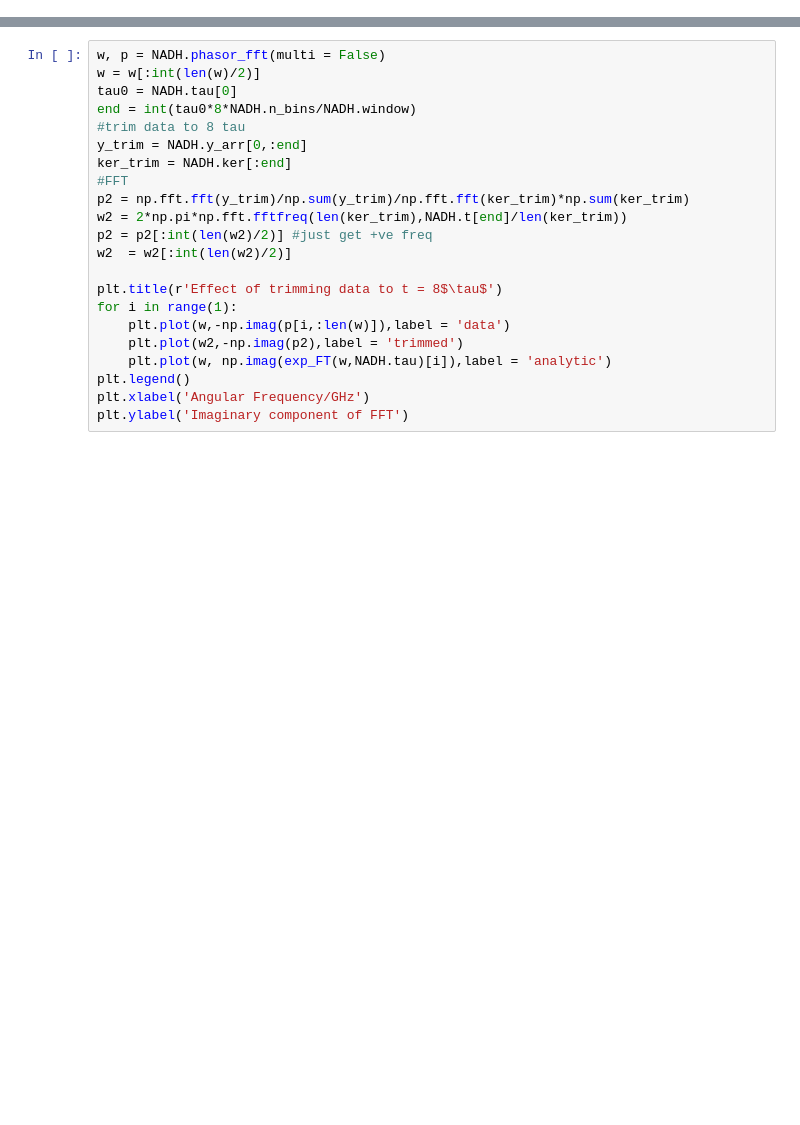
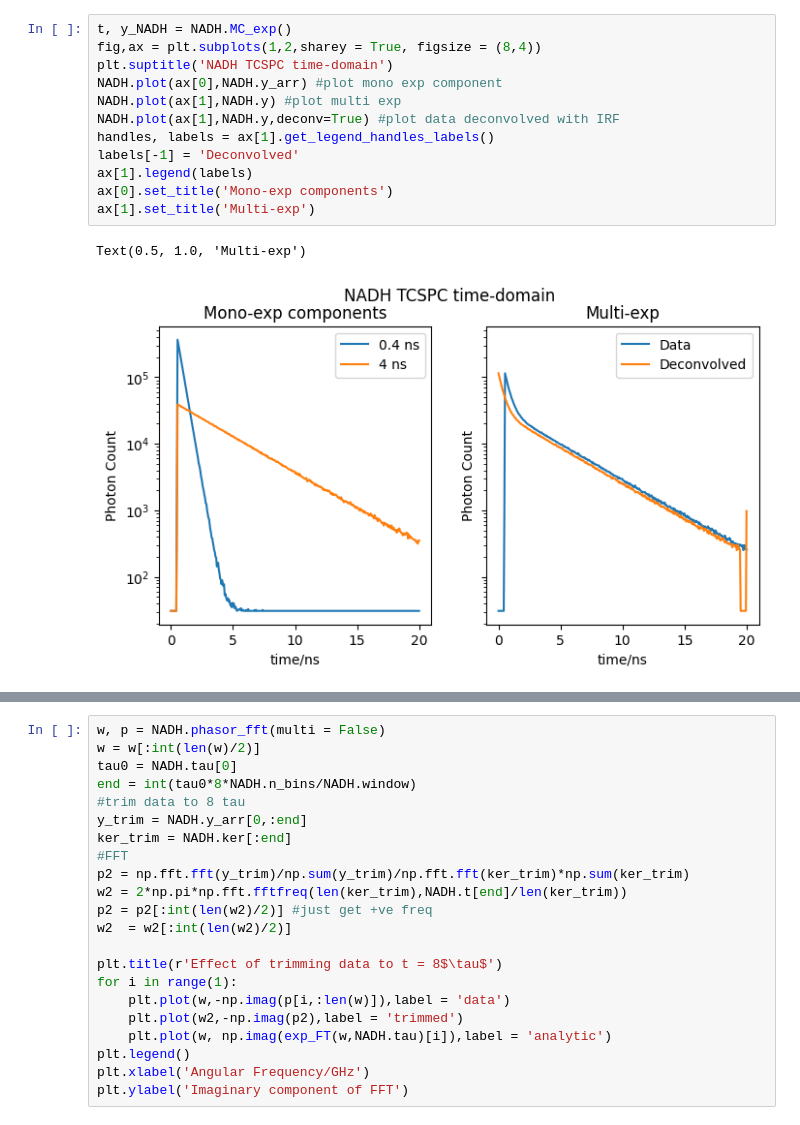
Before and after one commit to ngcnpeter/Y3_Group_Project_2B, a Jupyter notebook: TCSPC-simulation/interim_report.ipynb, the cells around one changed output, grey strips where cells are left out. Drawn from its saved outputs; the diff is of its cells as text; blank space fills up the shorter version.

```diff
--- a/TCSPC-simulation/interim_report.ipynb
+++ b/TCSPC-simulation/interim_report.ipynb
@@ -37,0 +84,15 @@ Call the `MC_exp()` method first to get data stored in `self.y`\
+# %%
+t, y_NADH = NADH.MC_exp()
+fig,ax = plt.subplots(1,2,sharey = True, figsize = (8,4))
+plt.suptitle('NADH TCSPC time-domain')
+NADH.plot(ax[0],NADH.y_arr) #plot mono exp component
+NADH.plot(ax[1],NADH.y) #plot multi exp
+NADH.plot(ax[1],NADH.y,deconv=True) #plot data deconvolved with IRF
+handles, labels = ax[1].get_legend_handles_labels()
+labels[-1] = 'Deconvolved'
+ax[1].legend(labels)
+ax[0].set_title('Mono-exp components')
+ax[1].set_title('Multi-exp')
+# %% [output]
+Text(0.5, 1.0, 'Multi-exp')
+[figure, added]
```
Also changed, not shown: parts of 37 cells of this notebook, 2 other files.
